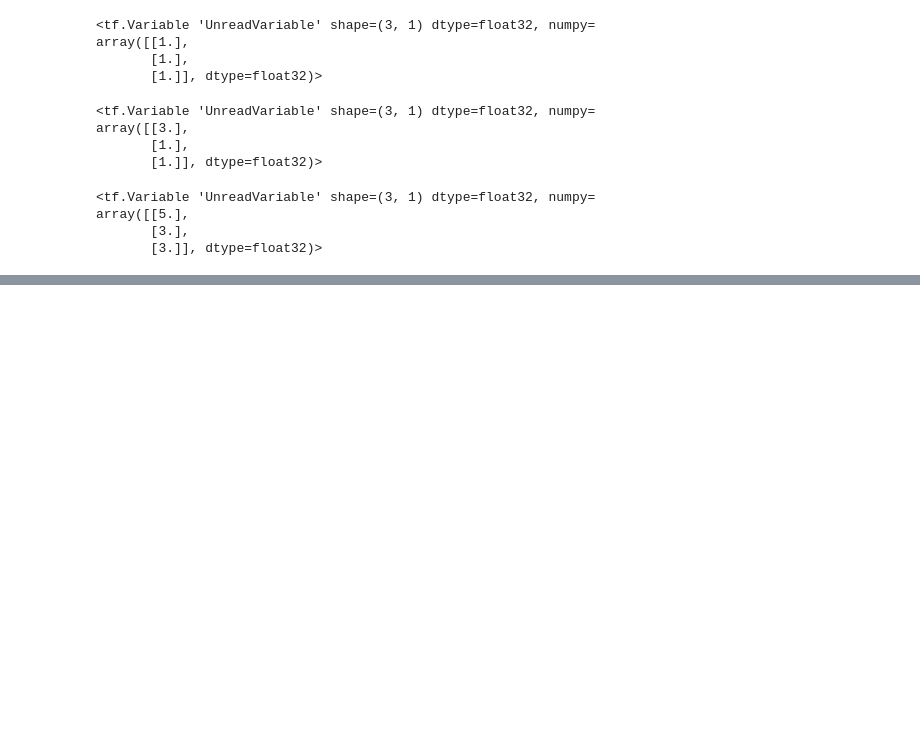
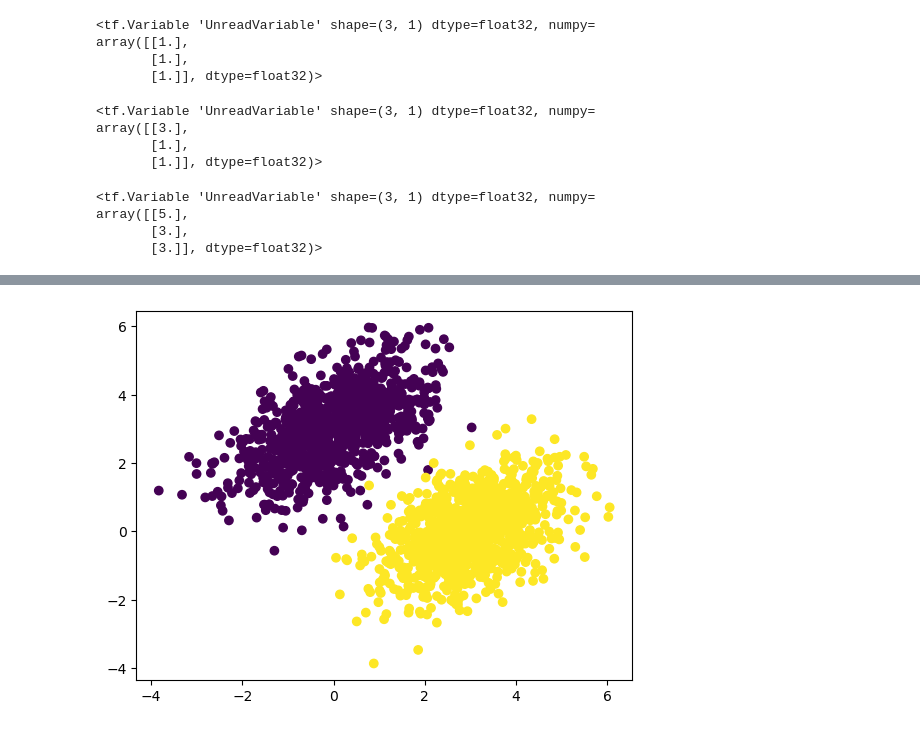
Before and after one commit to Jabullae/Deep_Learning, a Jupyter notebook: 딥러닝/케라스 221202.ipynb, the cells around one changed output, grey strips where cells are left out. Drawn from its saved outputs; the diff is of its cells as text; code cells hidden in the pictures; blank space fills up the shorter version.

```diff
--- a/딥러닝/케라스 221202.ipynb
+++ b/딥러닝/케라스 221202.ipynb
@@ -83,0 +151,12 @@ array([[5.],
+# %%
+# 2D 평면에 두 클래스의 랜덤한 포인트 생성하기
+num_samples_per_class = 1000
+negative_samples = np.random.multivariate_normal(
+    mean = [0, 3],
+    cov = [[1, 0.5], [0.5, 1]],
+    size = num_samples_per_class)
+positive_samples = np.random.multivariate_normal(
+    mean = [3, 0],
+    cov = [[1, 0.5], [0.5, 1]],
+    size = num_samples_per_class)
+print(negative_samples.shape, positive_samples.shape)
@@ -83,0 +165,4 @@ array([[5.],
+# %%
+# 두 클래스를 (2000, 2) 크기의 한 배열로 쌓기
+inputs = np.vstack((negative_samples, positive_samples)).astype(np.float32)
+inputs.shape
@@ -83,0 +171,5 @@ array([[5.],
+# %%
+# (0과 1로 구성된) 타깃 생성하기
+targets = np.vstack((np.zeros((num_samples_per_class, 1), dtype="float32"),
+                    np.ones((num_samples_per_class, 1), dtype = "float32")))
+targets
@@ -83,0 +184,8 @@ array([[5.],
+# %%
+# 두 클래스의 포인트를 그래프로 그리기
+import matplotlib.pyplot as plt
+
+plt.scatter(inputs[:, 0], inputs[:, 1], c = targets[:, 0])
+plt.show()
+# %% [output]
+[figure, added]
```
Also changed, not shown: parts of 20 cells of this notebook.
